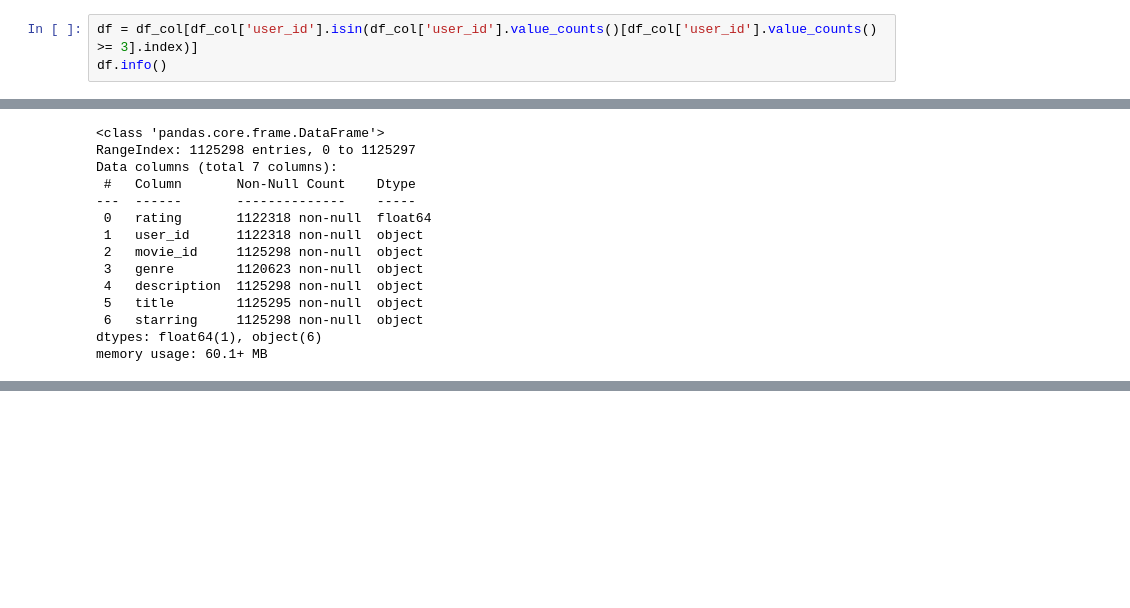
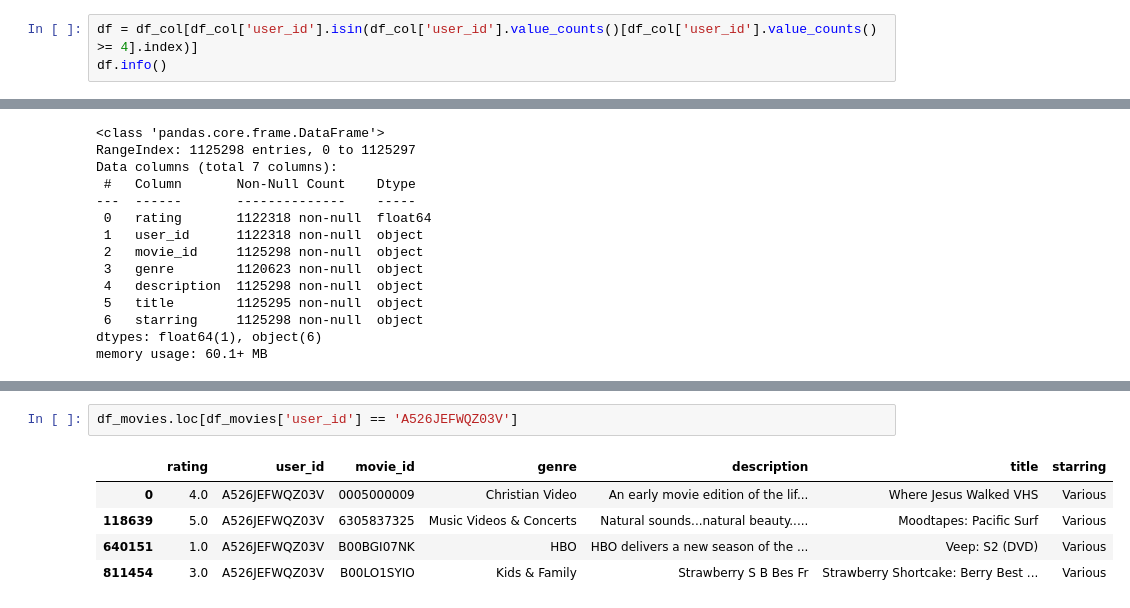
Before and after one commit to ImMaxRoss/film_finder, a Jupyter notebook: collab_model.ipynb, the cells around one changed output, grey strips where cells are left out. Cells and saved outputs as stored; diff of their text form; blank space fills up the shorter version.

```diff
--- a/collab_model.ipynb
+++ b/collab_model.ipynb
@@ -52,5 +32,5 @@ Name: count, dtype: int64
 # %%
-df = df_col[df_col['user_id'].isin(df_col['user_id'].value_counts()[df_col['user_id'].value_counts() >= 3].index)]
+df = df_col[df_col['user_id'].isin(df_col['user_id'].value_counts()[df_col['user_id'].value_counts() >= 4].index)]
 df.info()
 # %% [output]
 <class 'pandas.core.frame.DataFrame'>
@@ -306,0 +245,8 @@ See the caveats in the documentation: https://pandas.pydata.org/pandas-docs/stab
+# %%
+df_movies.loc[df_movies['user_id'] == 'A526JEFWQZ03V']
+# %% [output]
+|  | rating | user_id | movie_id | genre | description | title | starring |
+| 0 | 4.0 | A526JEFWQZ03V | 0005000009 | Christian Video | An early movie edition of the lif... | Where Jesus Walked VHS | Various |
+| 118639 | 5.0 | A526JEFWQZ03V | 6305837325 | Music Videos & Concerts | Natural sounds...natural beauty..... | Moodtapes: Pacific Surf | Various |
+| 640151 | 1.0 | A526JEFWQZ03V | B00BGI07NK | HBO | HBO delivers a new season of the ... | Veep: S2 (DVD) | Various |
+| 811454 | 3.0 | A526JEFWQZ03V | B00LO1SYIO | Kids & Family | Strawberry S B Bes Fr | Strawberry Shortcake: Berry Best ... | Various |
```
Also changed, not shown: parts of 17 cells of this notebook, 1 other file.
